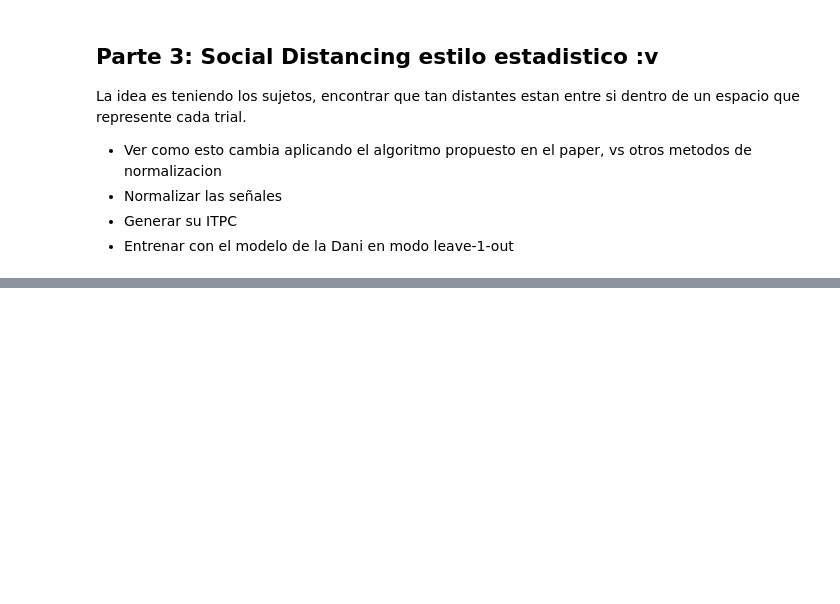
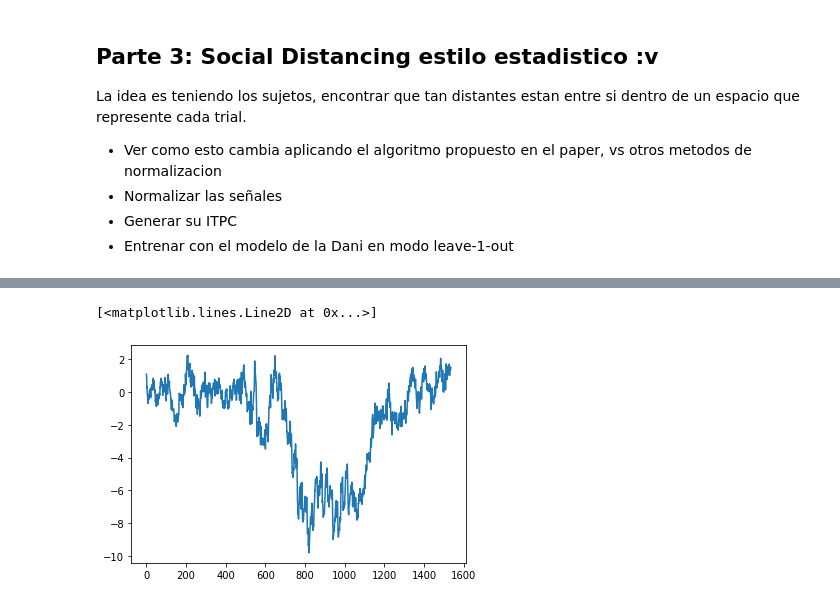
Before and after one commit to dmelladoc/modelo_intergrupo, a Jupyter notebook: revision_data.ipynb, the cells around one changed output, grey strips where cells are left out. Saved outputs shown, nothing was run; the diff lists cells and outputs as text; code cells hidden in the pictures; blank space fills up the shorter version.

```diff
--- a/revision_data.ipynb
+++ b/revision_data.ipynb
@@ -119,0 +154,5 @@ La idea es teniendo los sujetos, encontrar que tan distantes estan entre si dent
+# %%
+plt.plot(np.mean(selected[0,:,:], -1))
+# %% [output]
+[<matplotlib.lines.Line2D at 0x...>]
+[figure, added]
```
Also changed, not shown: parts of 18 cells of this notebook, 1 other file.
